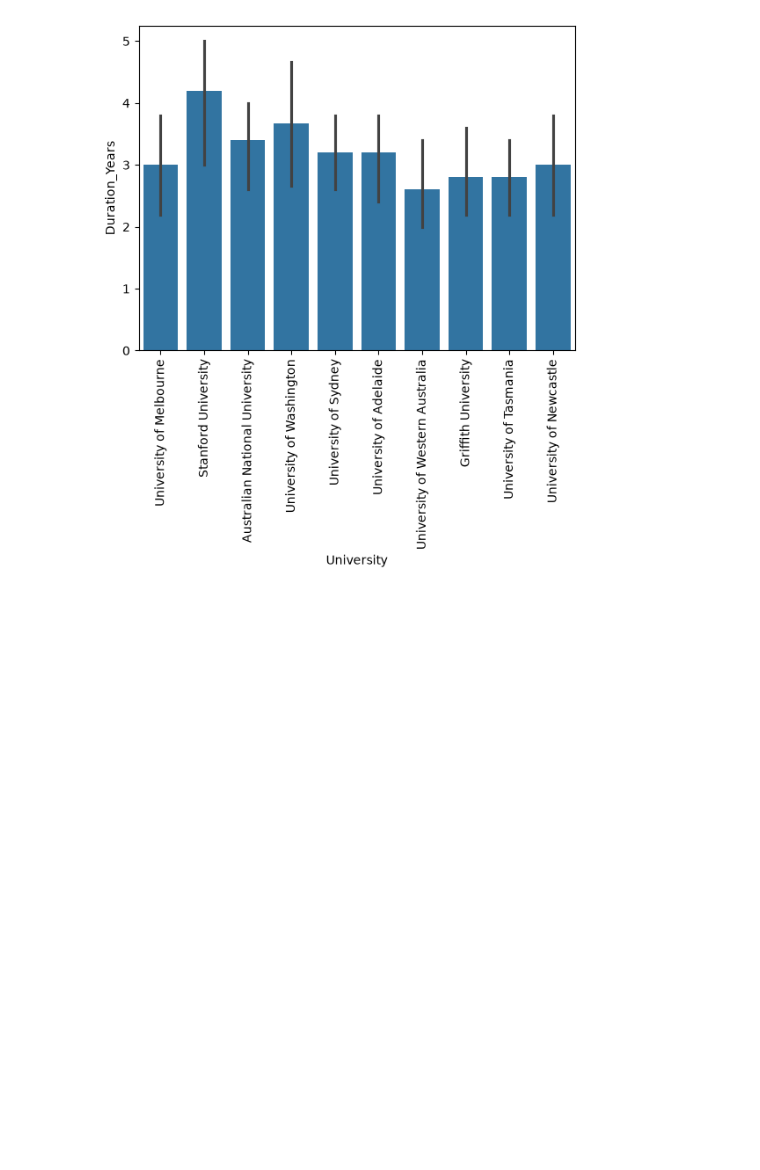
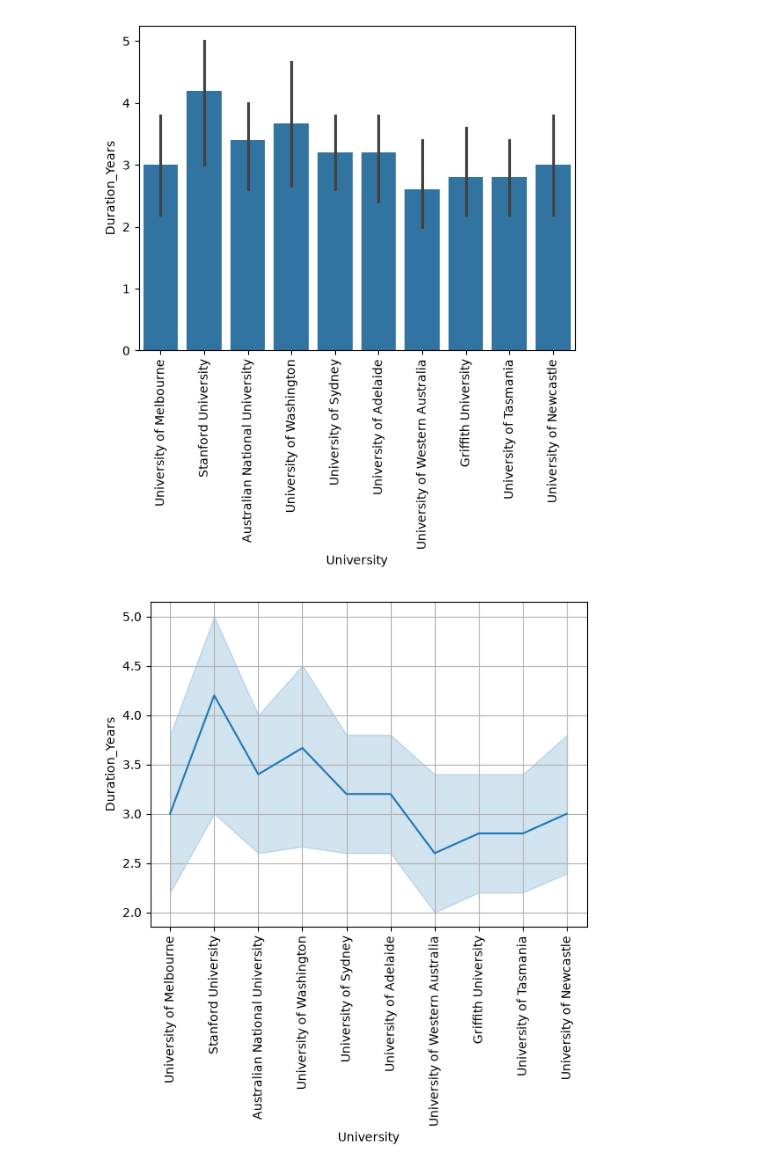
Before and after one commit to saileshchikkam/GEN-Ai, a Jupyter notebook: Machine Learning/ML Model Building/BuildingModel_1.ipynb, the cells around one changed output. Cells and saved outputs as stored; diff of their text form; code cells hidden in the pictures; blank space fills up the shorter version.

```diff
--- a/Machine Learning/ML Model Building/BuildingModel_1.ipynb
+++ b/Machine Learning/ML Model Building/BuildingModel_1.ipynb
@@ -539,3 +539,10 @@ plt.xticks(rotation='vertical')
 plt.show()
 # %% [output]
 [figure]
+# %%
+sns.lineplot(data = university, x = 'University', y = 'Duration_Years')
+plt.xticks(rotation='vertical')
+plt.grid()
+plt.show()
+# %% [output]
+[figure, added]
```
Also changed, not shown: parts of 8 cells of this notebook.
